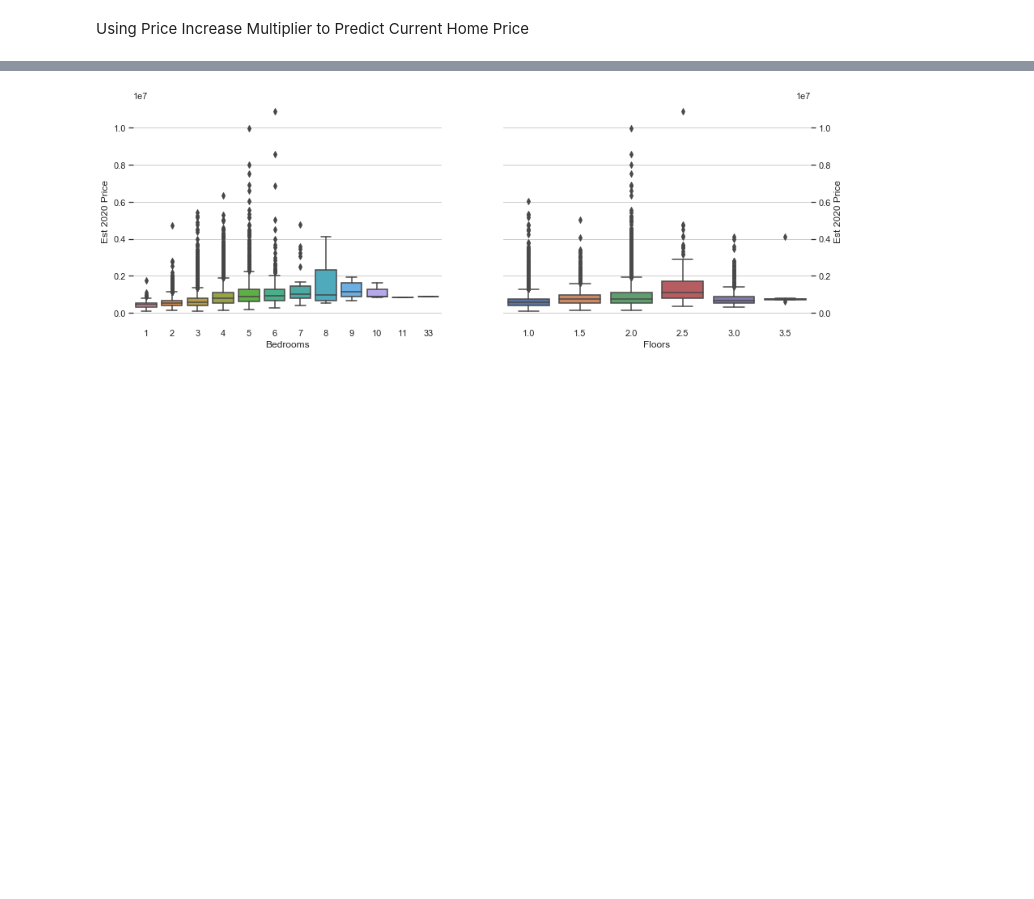
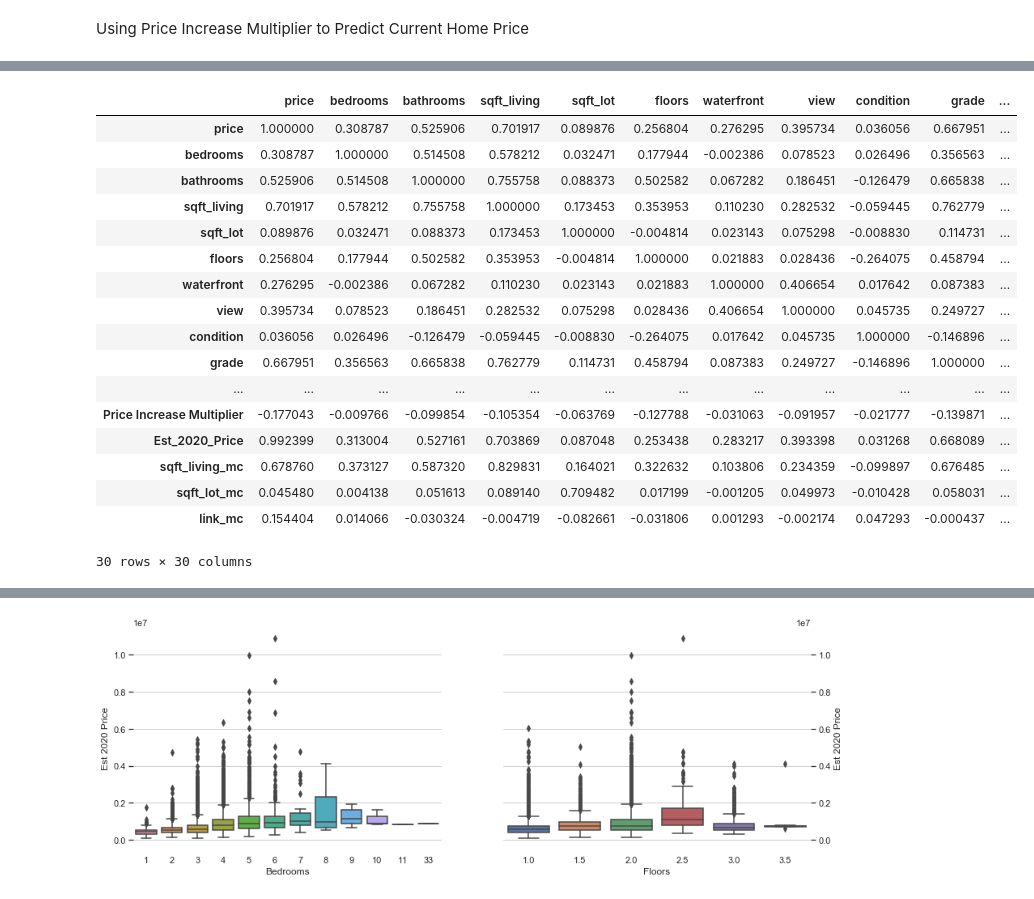
Before and after one commit to drdavis043/dsc-mod-2-project-v2-1-onl01-dtsc-pt-052620, a Jupyter notebook: Data Cleaning.ipynb, the cells around one changed output, grey strips where cells are left out. Drawn from its saved outputs; the diff is of its cells as text; code cells hidden in the pictures; blank space fills up the shorter version.

```diff
--- a/Data Cleaning.ipynb
+++ b/Data Cleaning.ipynb
@@ -419,0 +414,21 @@ Index(['Est 2020 Price',            98002,            98003,            98004,
+# %%
+df_2019.corr()
+# %% [output]
+|  | price | bedrooms | bathrooms | sqft_living | sqft_lot | floors | waterfront | view | condition | grade | ... |
+| price | 1.000000 | 0.308787 | 0.525906 | 0.701917 | 0.089876 | 0.256804 | 0.276295 | 0.395734 | 0.036056 | 0.667951 | ... |
+| bedrooms | 0.308787 | 1.000000 | 0.514508 | 0.578212 | 0.032471 | 0.177944 | -0.002386 | 0.078523 | 0.026496 | 0.356563 | ... |
+| bathrooms | 0.525906 | 0.514508 | 1.000000 | 0.755758 | 0.088373 | 0.502582 | 0.067282 | 0.186451 | -0.126479 | 0.665838 | ... |
+| sqft_living | 0.701917 | 0.578212 | 0.755758 | 1.000000 | 0.173453 | 0.353953 | 0.110230 | 0.282532 | -0.059445 | 0.762779 | ... |
+| sqft_lot | 0.089876 | 0.032471 | 0.088373 | 0.173453 | 1.000000 | -0.004814 | 0.023143 | 0.075298 | -0.008830 | 0.114731 | ... |
+| floors | 0.256804 | 0.177944 | 0.502582 | 0.353953 | -0.004814 | 1.000000 | 0.021883 | 0.028436 | -0.264075 | 0.458794 | ... |
+| waterfront | 0.276295 | -0.002386 | 0.067282 | 0.110230 | 0.023143 | 0.021883 | 1.000000 | 0.406654 | 0.017642 | 0.087383 | ... |
+| view | 0.395734 | 0.078523 | 0.186451 | 0.282532 | 0.075298 | 0.028436 | 0.406654 | 1.000000 | 0.045735 | 0.249727 | ... |
+| condition | 0.036056 | 0.026496 | -0.126479 | -0.059445 | -0.008830 | -0.264075 | 0.017642 | 0.045735 | 1.000000 | -0.146896 | ... |
+| grade | 0.667951 | 0.356563 | 0.665838 | 0.762779 | 0.114731 | 0.458794 | 0.087383 | 0.249727 | -0.146896 | 1.000000 | ... |
+| ... | ... | ... | ... | ... | ... | ... | ... | ... | ... | ... | ... |
+| Price Increase Multiplier | -0.177043 | -0.009766 | -0.099854 | -0.105354 | -0.063769 | -0.127788 | -0.031063 | -0.091957 | -0.021777 | -0.139871 | ... |
+| Est_2020_Price | 0.992399 | 0.313004 | 0.527161 | 0.703869 | 0.087048 | 0.253438 | 0.283217 | 0.393398 | 0.031268 | 0.668089 | ... |
+| sqft_living_mc | 0.678760 | 0.373127 | 0.587320 | 0.829831 | 0.164021 | 0.322632 | 0.103806 | 0.234359 | -0.099897 | 0.676485 | ... |
+| sqft_lot_mc | 0.045480 | 0.004138 | 0.051613 | 0.089140 | 0.709482 | 0.017199 | -0.001205 | 0.049973 | -0.010428 | 0.058031 | ... |
+| link_mc | 0.154404 | 0.014066 | -0.030324 | -0.004719 | -0.082661 | -0.031806 | 0.001293 | -0.002174 | 0.047293 | -0.000437 | ... |
+30 rows × 30 columns
```
Also changed, not shown: parts of 20 cells of this notebook.
